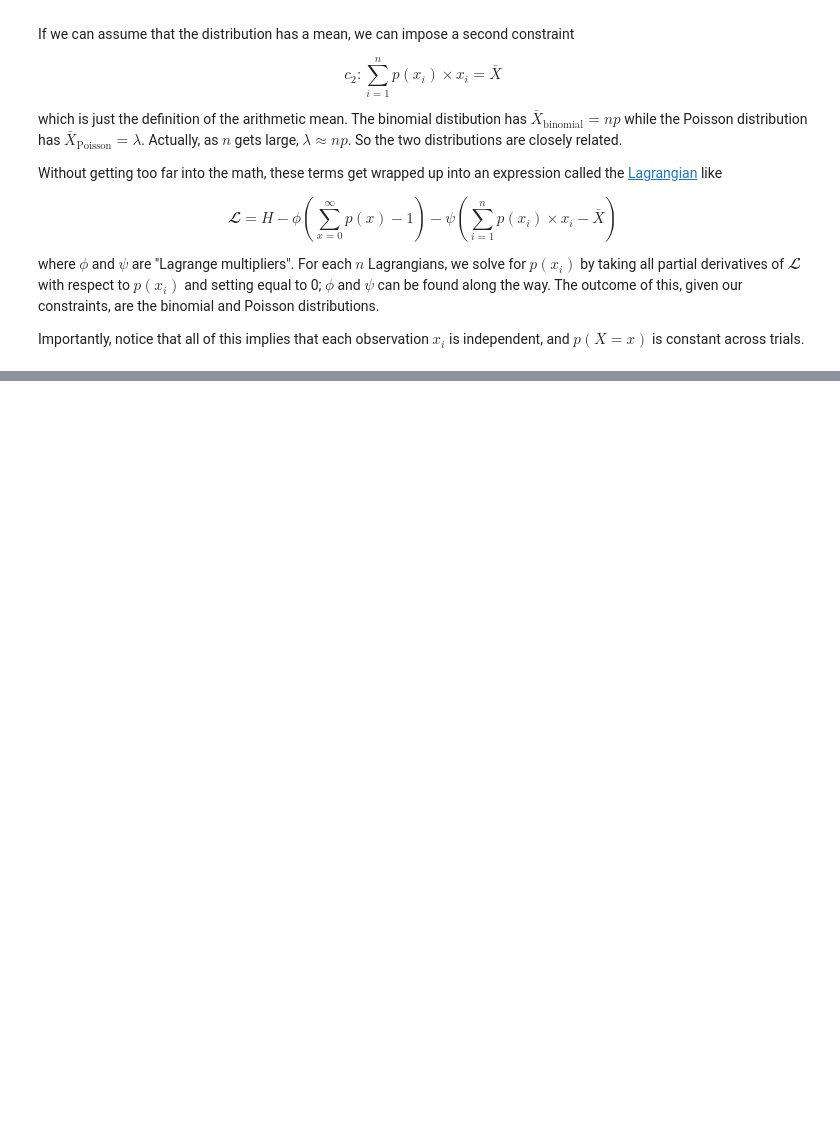
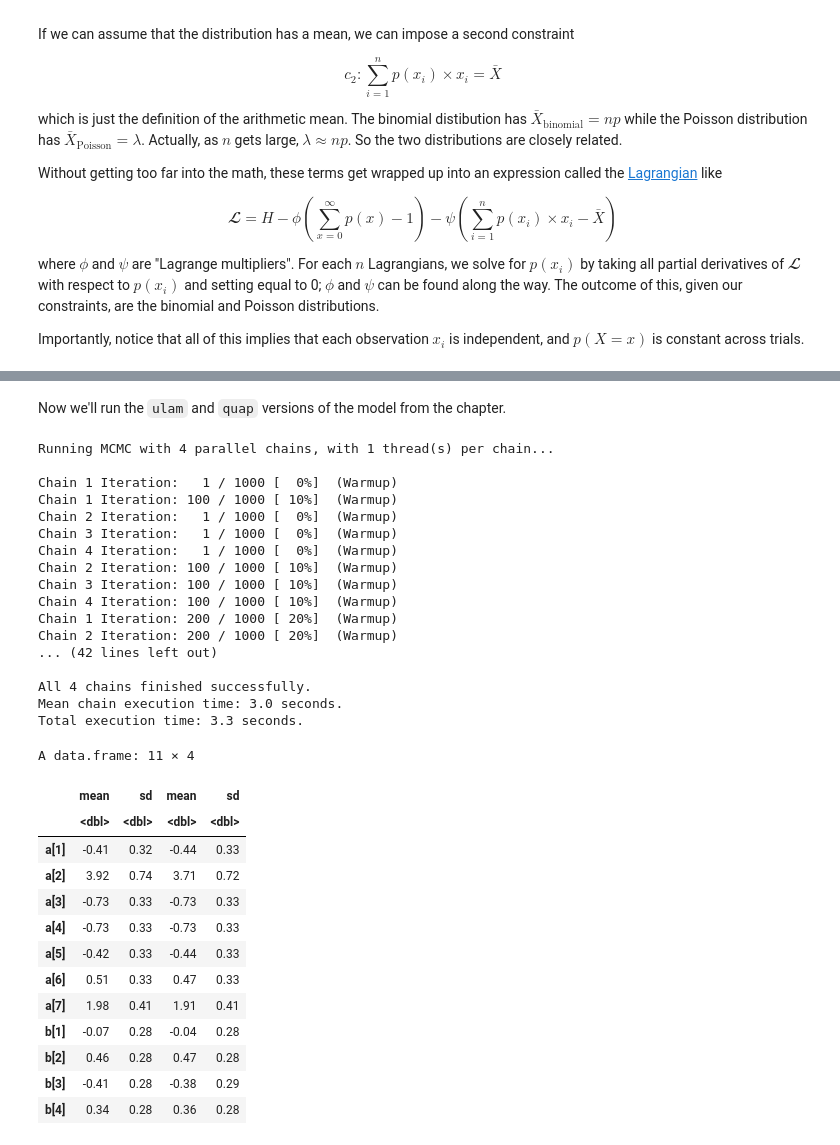
Before and after one commit to nicklausmillican/StatisticalRethinkingIISolutions, a Jupyter notebook: StatisticalRethinkingSolutions2_Ch11.ipynb, the cells around one changed output, grey strips where cells are left out. Cells and saved outputs as stored; diff of their text form; code cells hidden in the pictures; blank space fills up the shorter version.

```diff
--- a/StatisticalRethinkingSolutions2_Ch11.ipynb
+++ b/StatisticalRethinkingSolutions2_Ch11.ipynb
@@ -401,0 +410,55 @@ Importantly, notice that all of this implies that each observation $x_i$ is inde
+# %% [markdown]
+Now we'll run the `ulam` and `quap` versions of the model from the chapter.
+# %%
+m11.4_ulam <- ulam(
+  alist(
+  pulled_left ~ dbinom(1 , p),
+    logit(p) <- a[actor] + b[treatment],
+      a[actor] ~ dnorm(0, 1.5),
+      b[treatment] ~ dnorm(0, 0.5)
+  ), data=dat_list,
+     chains=4,
+     cores=4)
+
+m11.4_quap <- quap(
+  alist(
+  pulled_left ~ dbinom(1 , p),
+    logit(p) <- a[actor] + b[treatment],
+      a[actor] ~ dnorm(0, 1.5),
+      b[treatment] ~ dnorm(0, 0.5)
+  ), data=dat_list)
+
+  cbind(round(precis(m11.4_ulam, depth=2),2)[,1:2],
+      round(precis(m11.4_quap, depth=2),2)[1:2])
+# %% [output]
+Running MCMC with 4 parallel chains, with 1 thread(s) per chain...
+
+Chain 1 Iteration:   1 / 1000 [  0%]  (Warmup)
+Chain 1 Iteration: 100 / 1000 [ 10%]  (Warmup)
+Chain 2 Iteration:   1 / 1000 [  0%]  (Warmup)
+Chain 3 Iteration:   1 / 1000 [  0%]  (Warmup)
+Chain 4 Iteration:   1 / 1000 [  0%]  (Warmup)
+Chain 2 Iteration: 100 / 1000 [ 10%]  (Warmup)
+Chain 3 Iteration: 100 / 1000 [ 10%]  (Warmup)
+Chain 4 Iteration: 100 / 1000 [ 10%]  (Warmup)
+Chain 1 Iteration: 200 / 1000 [ 20%]  (Warmup)
+Chain 2 Iteration: 200 / 1000 [ 20%]  (Warmup)
+... (42 lines left out)
+
+All 4 chains finished successfully.
+Mean chain execution time: 3.0 seconds.
+Total execution time: 3.3 seconds.
+A data.frame: 11 × 4
+|  | mean | sd | mean | sd |
+|  | <dbl> | <dbl> | <dbl> | <dbl> |
+| a[1] | -0.41 | 0.32 | -0.44 | 0.33 |
+| a[2] | 3.92 | 0.74 | 3.71 | 0.72 |
+| a[3] | -0.73 | 0.33 | -0.73 | 0.33 |
+| a[4] | -0.73 | 0.33 | -0.73 | 0.33 |
+| a[5] | -0.42 | 0.33 | -0.44 | 0.33 |
+| a[6] | 0.51 | 0.33 | 0.47 | 0.33 |
+| a[7] | 1.98 | 0.41 | 1.91 | 0.41 |
+| b[1] | -0.07 | 0.28 | -0.04 | 0.28 |
+| b[2] | 0.46 | 0.28 | 0.47 | 0.28 |
+| b[3] | -0.41 | 0.28 | -0.38 | 0.29 |
+| b[4] | 0.34 | 0.28 | 0.36 | 0.28 |
```
Also changed, not shown: parts of 11 cells of this notebook.
